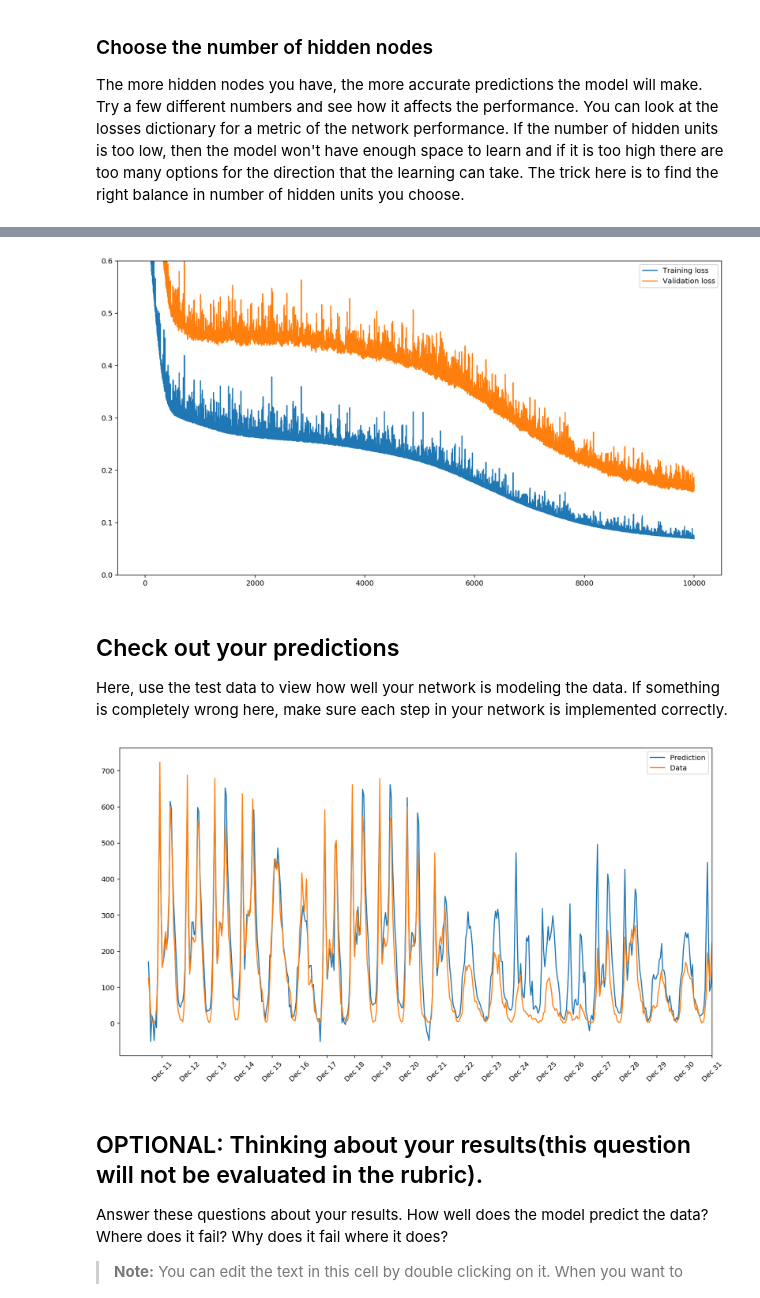
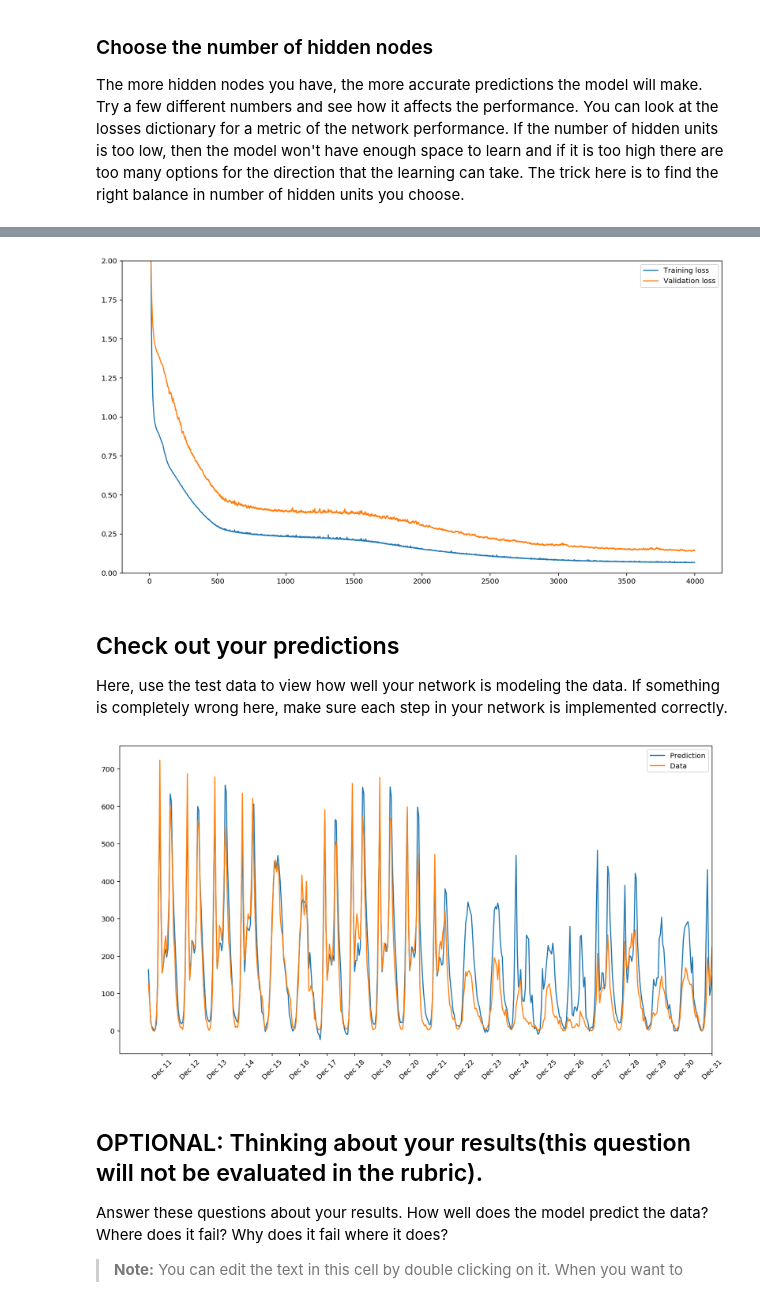
Before and after one commit to zjacreman/dlnd-first-neural-network, a Jupyter notebook: Your_first_neural_network.ipynb, the cells around one changed output, grey strips where cells are left out. Saved outputs shown, nothing was run; the diff lists cells and outputs as text; code cells hidden in the pictures.

```diff
--- a/Your_first_neural_network.ipynb
+++ b/Your_first_neural_network.ipynb
@@ -126,20 +126,7 @@ class NeuralNetwork(object):
                                        (self.hidden_nodes, self.output_nodes))
         self.lr = learning_rate
 
-        #### TODO: Set self.activation_function to your implemented sigmoid function ####
-        #
-        # Note: in Python, you can define a function with a lambda expression,
-        # as shown below.
-        self.activation_function = lambda x : 1 / (1 + np.exp(-x))  # Replace 0 with your sigmoid calculation.
-
-        ### If the lambda code above is not something you're familiar with,
-        # You can uncomment out the following three lines and put your
-        # implementation there instead.
-        #
-        #def sigmoid(x):
-        #    return 0  # Replace 0 with your sigmoid calculation here
-        #self.activation_function = sigmoid
-
+        self.activation_function = lambda x : 1 / (1 + np.exp(-x)) # sigmoid
 
     def train(self, features, targets):
         ''' Train the network on batch of features and targets.
@@ -155,7 +142,6 @@ class NeuralNetwork(object):
         delta_weights_i_h = np.zeros(self.weights_input_to_hidden.shape)
         delta_weights_h_o = np.zeros(self.weights_hidden_to_output.shape)
         for X, y in zip(features, targets):
-            #### Implement the forward pass here ####
             ### Forward pass ###
             # Hidden layer
             hidden_inputs = np.dot(X, self.weights_input_to_hidden) # signals into hidden layer
@@ -165,7 +151,6 @@ class NeuralNetwork(object):
             final_inputs = np.dot(hidden_outputs, self.weights_hidden_to_output) # signals into final output layer
             final_outputs = final_inputs # signals from final output layer
 
-            #### Implement the backward pass here ####
             ### Backward pass ###
 
             # Output error
@@ -175,13 +160,12 @@ class NeuralNetwork(object):
             hidden_error = error * self.weights_hidden_to_output
 
             # Backpropagated error terms
-            output_error_term = error * 1 # f'(x) of f(x) = x is equal to 1
             hidden_error_term = hidden_error.T * hidden_outputs * (1 - hidden_outputs) # transpose error to match output shape
 
             # Weight step (input to hidden)
             delta_weights_i_h += hidden_error_term * X[:, None]
             # Weight step (hidden to output)
-            delta_weights_h_o += output_error_term * hidden_outputs[:, None]
+            delta_weights_h_o += error * hidden_outputs[:, None]
 
         # Update the weights
         self.weights_hidden_to_output += self.lr * delta_weights_h_o / n_records # update hidden-to-output weights with gradient descent step
@@ -195,16 +179,12 @@ class NeuralNetwork(object):
             features: 1D array of feature values
         '''
 
-        #### Implement the forward pass here ####
         # Hidden layer
         hidden_inputs = np.dot(features, self.weights_input_to_hidden) # signals into hidden layer
         hidden_outputs = self.activation_function(hidden_inputs) # signals from hidden layer
 
         # Output layer
-        final_inputs = np.dot(hidden_outputs, self.weights_hidden_to_output) # signals into final output layer
-        final_outputs = final_inputs # signals from final output layer
-
-        return final_outputs
+        return np.dot(hidden_outputs, self.weights_hidden_to_output) # signals from final output layer
 # %%
 def MSE(y, Y):
     return np.mean((y-Y)**2)
@@ -297,8 +277,8 @@ The more hidden nodes you have, the more accurate predictions the model will mak
 import sys
 
 ### Set the hyperparameters here ###
-iterations = 10000  # A lot, but seems to be required to compensate for small batch
-learning_rate = 0.2 # Provides better training convergence w/in 10000 iterations than .1
+iterations = 4000  # A lot, but seems to be required to compensate for small batch
+learning_rate = 0.5
 hidden_nodes = 30   # mean of number of features and number of outputs
 output_nodes = 1
 
@@ -328,18 +308,18 @@ Progress: 100.0% ... Training loss: 0.069 ... Validation loss: 0.167
 # %%
-fig, ax = plt.subplots(figsize=(15,8)) # increased to take advantage of screen real estate, better visibility
+fig, ax = plt.subplots(figsize=(15,8))
 ax.plot(losses['train'], label='Training loss')
 ax.plot(losses['validation'], label='Validation loss')
 ax.legend()
-ax.set_ylim([0, .6])
+ax.set_ylim([0, 2])
 _ = plt.ylim()
 # %% [output]
-[figure, old version]
+[figure, new version]
 # %% [markdown]
 ## Check out your predictions
 
 Here, use the test data to view how well your network is modeling the data. If something is completely wrong here, make sure each step in your network is implemented correctly.
 # %%
-fig, ax = plt.subplots(figsize=(15,8)) # increased to take advantage of screen real estate, better visibility
+fig, ax = plt.subplots(figsize=(15,8))
 
 mean, std = scaled_features['cnt']
 predictions = network.run(test_features).T*std + mean
@@ -353,7 +333,7 @@ dates = dates.apply(lambda d: d.strftime('%b %d'))
 ax.set_xticks(np.arange(len(dates))[12::24])
 _ = ax.set_xticklabels(dates[12::24], rotation=45)
 # %% [output]
-[figure, old version]
+[figure, new version]
 # %% [markdown]
 ## OPTIONAL: Thinking about your results(this question will not be evaluated in the rubric).
 
```
Also changed, not shown: parts of 1 cell of this notebook, 1 other file.
